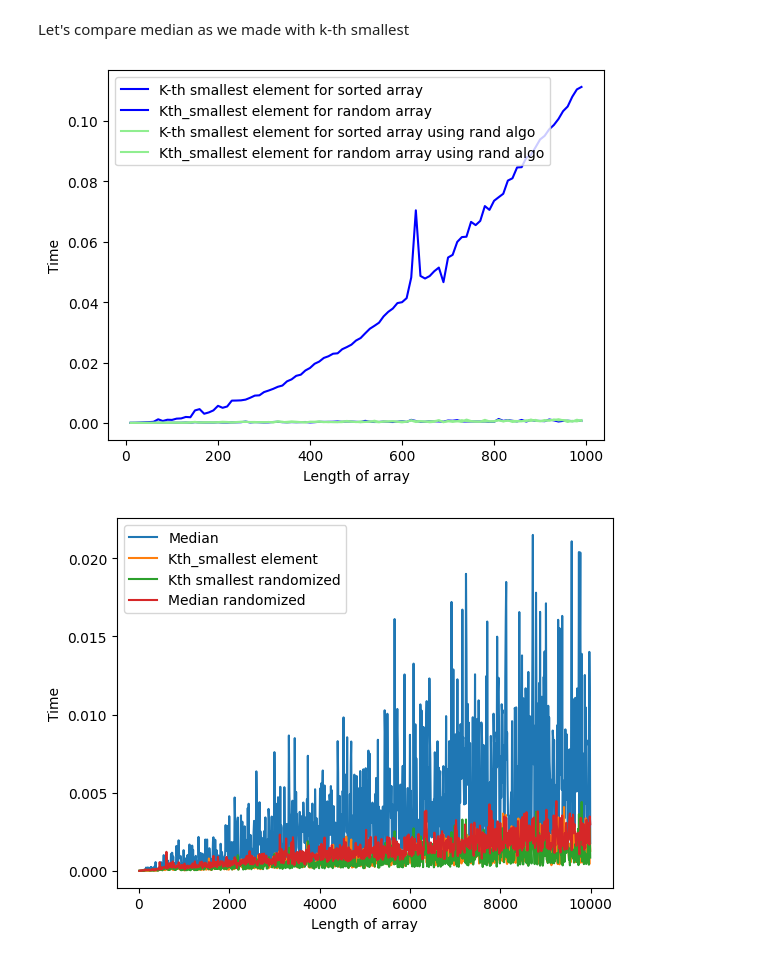
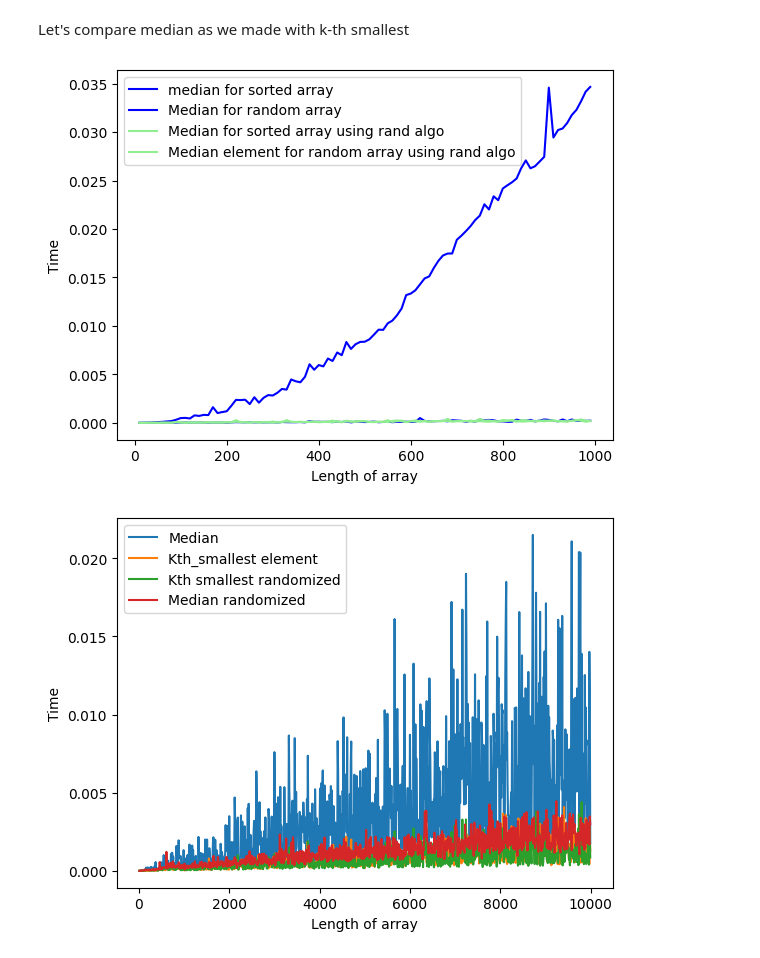
Before and after one commit to YuriiKharabara/Algos_lab1, a Jupyter notebook: Algos_lab_1.ipynb, the cells around one changed output. Drawn from its saved outputs; the diff is of its cells as text; code cells hidden in the pictures.

```diff
--- a/Algos_lab_1.ipynb
+++ b/Algos_lab_1.ipynb
@@ -1125,7 +1099,7 @@ plot_median_randomized()
 # %% [markdown]
 Let's compare median as we made with k-th smallest
 # %%
-def comaprison_k_k_random():
+def comaprison_med_med_random():
     length_sorted = []
     length_random = []
     time_kth = []
@@ -1134,39 +1108,39 @@ def comaprison_k_k_random():
     time_kth_rand_algo_rand_arr = []
     for i in range(1, 100):
         sorted_arr = [i for i in range(i*10)]
         random_arr = [random.randint(0, 10000) for _ in range(i*10)]
         len_arr = len(sorted_arr)
         length_sorted.append(len_arr)
         length_random.append(len(random_arr))
         begin = time.time()
         median(sorted_arr, 0, len_arr - 1)
         end = time.time()
         time_kth.append(end - begin)
         begin = time.time()
         median(random_arr, 0, len(random_arr) - 1)
         end = time.time()
         time_kth_random.append(end - begin)
 
         begin = time.time()
         randomized_median(sorted_arr, 0, len_arr - 1)
         end = time.time()
         time_kth_for_random.append(end - begin)
         begin = time.time()
         randomized_median(random_arr, 0, len(random_arr) - 1)
         end = time.time()
         time_kth_rand_algo_rand_arr.append(end - begin)
 
-    plt.plot(length_random, time_kth, label = "K-th smallest element for sorted array", color="blue")
-    plt.plot(length_random, time_kth_random, label="Kth_smallest element for random array", color="blue")
-    plt.plot(length_random, time_kth_for_random, label = "K-th smallest element for sorted array using rand algo", color="lightgreen")
-    plt.plot(length_random, time_kth_rand_algo_rand_arr, label="Kth_smallest element for random array using rand algo", color="lightgreen")
+    plt.plot(length_random, time_kth, label = "median for sorted array", color="blue")
+    plt.plot(length_random, time_kth_random, label="Median for random array", color="blue")
+    plt.plot(length_random, time_kth_for_random, label = "Median for sorted array using rand algo", color="lightgreen")
+    plt.plot(length_random, time_kth_rand_algo_rand_arr, label="Median element for random array using rand algo", color="lightgreen")
     plt.xlabel("Length of array")
     plt.ylabel("Time")
     plt.legend()
     plt.show()
-comaprison_k_k_random()
+comaprison_med_med_random()
 # %% [output]
-[figure, old version]
+[figure, new version]
 # %%
 def plots():
     length_random = []
```
Also changed, not shown: parts of 25 cells of this notebook, 1 other file.
